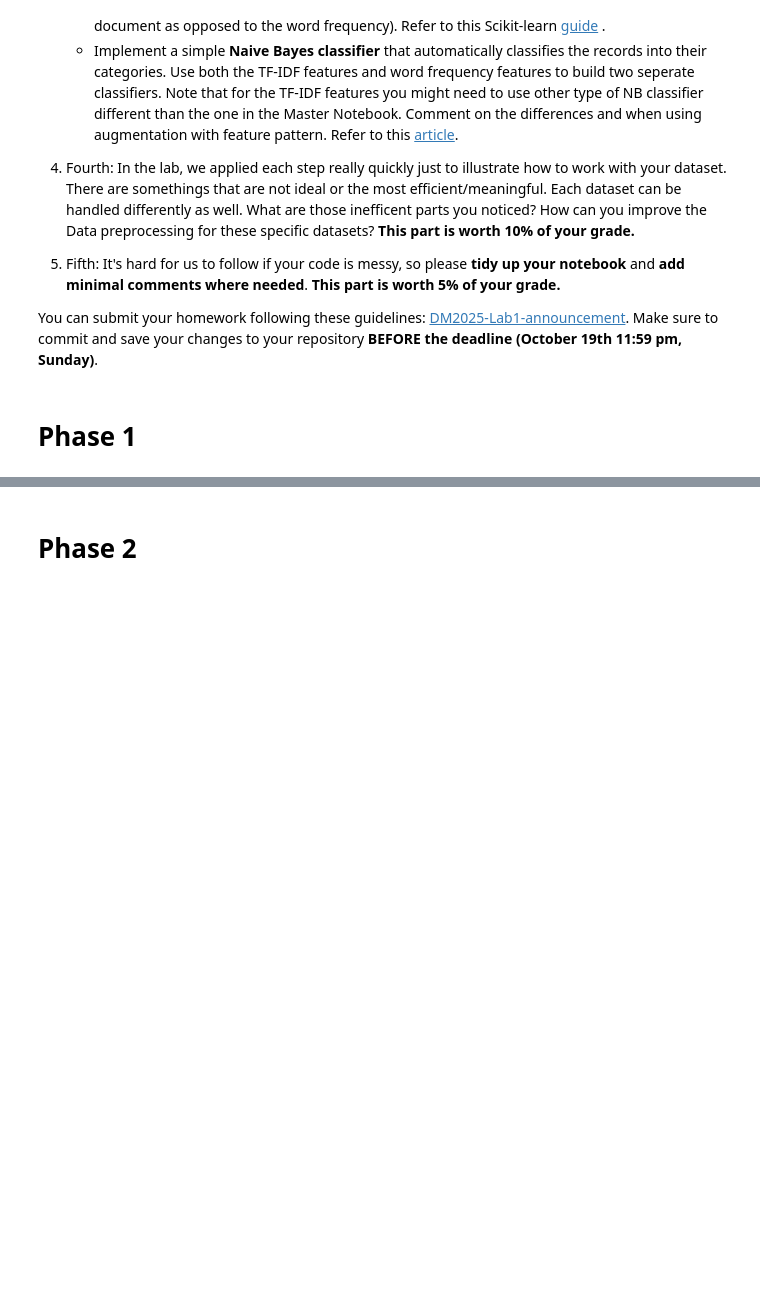
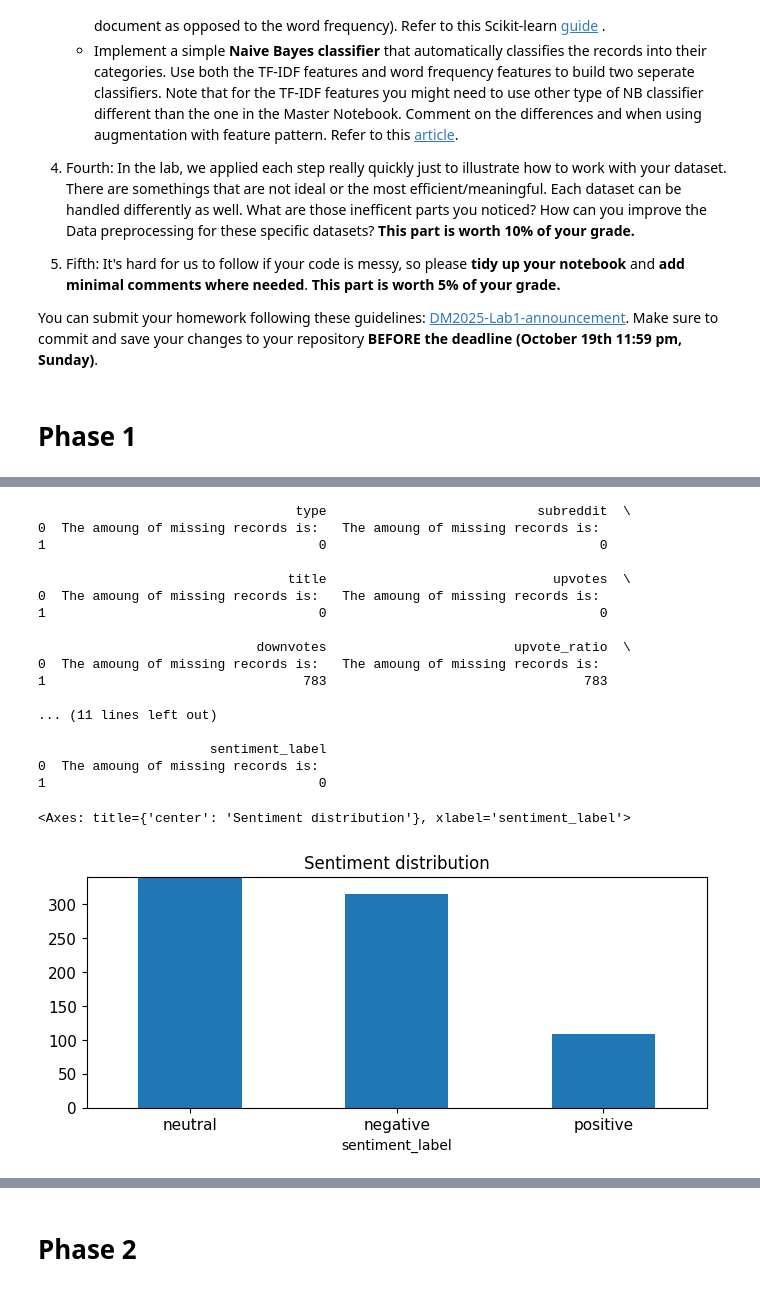
Before and after one commit to j-lee-cob/DM2025-Lab1-Exercise, a Jupyter notebook: DM2025-Lab1-Homework.ipynb, the cells around one changed output, grey strips where cells are left out. Drawn from its saved outputs; the diff is of its cells as text; code cells hidden in the pictures; blank space fills up the shorter version.

```diff
--- a/DM2025-Lab1-Homework.ipynb
+++ b/DM2025-Lab1-Homework.ipynb
@@ -81,0 +93,15 @@ twenty_train = fetch_20newsgroups(subset='train', categories=categories, shuffle
+# %%
+#Exercise 2
+df.get(["text","label"])
+
+#Check size and head
+#print(df.shape)
+#print(df.head())
+
+#Drop some column that is not significant to our target
+feature_deletion = ["datetime","post_id","url","author"]
+
+df = df.drop(feature_deletion,axis=1)
+
+#Exercise 3
+df[df["label"]==1.0][::10][0:5]
@@ -81,0 +115,44 @@ twenty_train = fetch_20newsgroups(subset='train', categories=categories, shuffle
+# %%
+#Create new column for classification (postive neutral negative)
+def format_labels(target):
+    if target==1.0:
+        return "positive"
+    elif target==0:
+        return "neutral"
+    elif target==-1.0:
+        return "negative"
+
+df['sentiment_label'] = df.label.apply(format_labels)
+
+#Exercise 4
+print(df.isnull().apply(lambda x: dmh.check_missing_values(x)))
+
+#Drop row that have null value
+df_dropna = df.dropna()
+
+#Exercise 6 & 7
+#Plot Semtiment label distrubution
+df.sentiment_label.value_counts().plot(kind = 'bar',
+                                    title = 'Sentiment distribution',
+                                    ylim = [0, df.sentiment.value_counts().max()+10],
+                                    rot = 0, fontsize = 11, figsize = (8,3))
+# %% [output]
+                                 type                           subreddit  \
+0  The amoung of missing records is:   The amoung of missing records is:
+1                                   0                                   0
+
+                                title                             upvotes  \
+0  The amoung of missing records is:   The amoung of missing records is:
+1                                   0                                   0
+
+                            downvotes                        upvote_ratio  \
+0  The amoung of missing records is:   The amoung of missing records is:
+1                                 783                                 783
+
+... (11 lines left out)
+
+                      sentiment_label
+0  The amoung of missing records is:
+1                                   0
+<Axes: title={'center': 'Sentiment distribution'}, xlabel='sentiment_label'>
+[figure, added]
```
Also changed, not shown: parts of 5 cells of this notebook.
